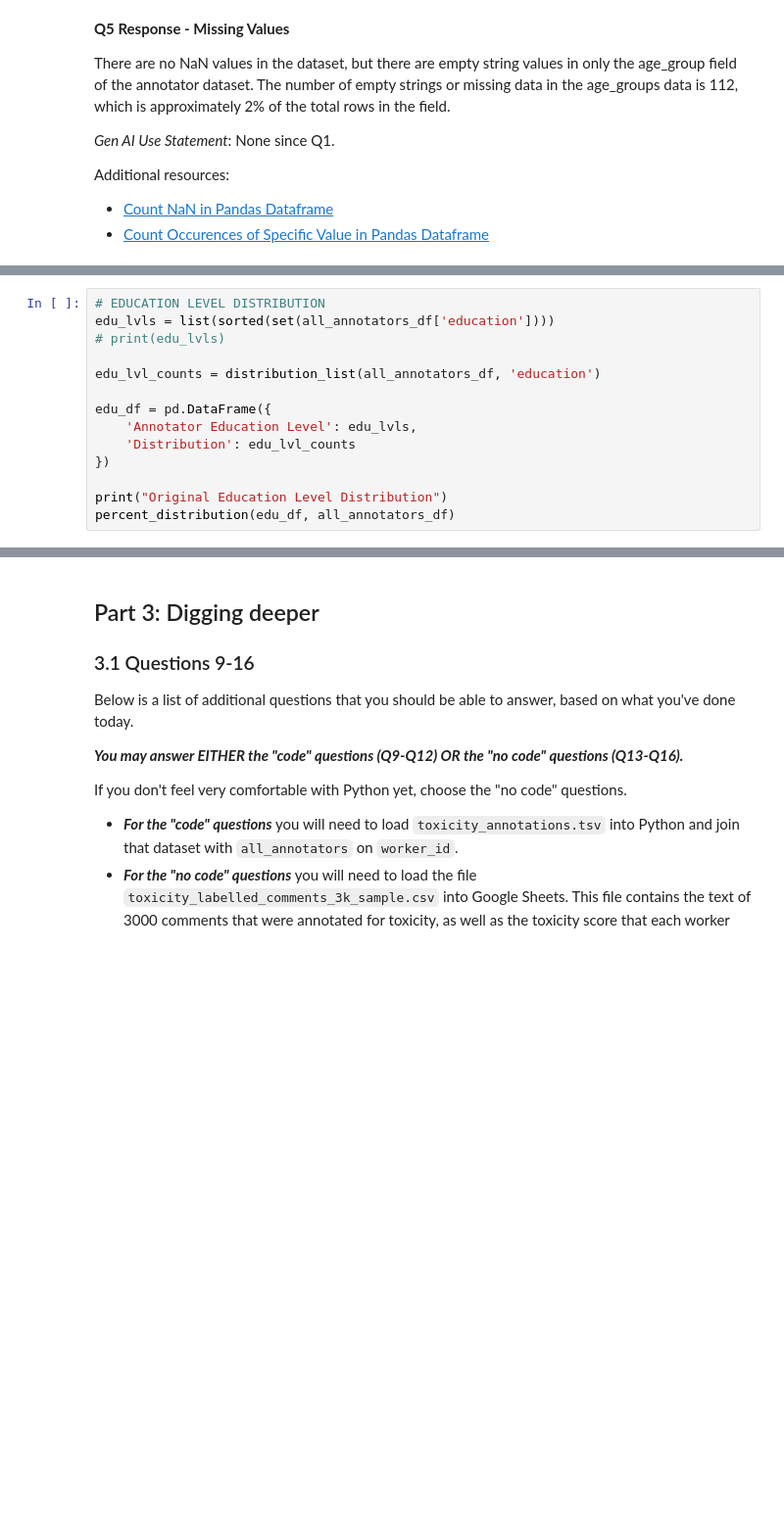
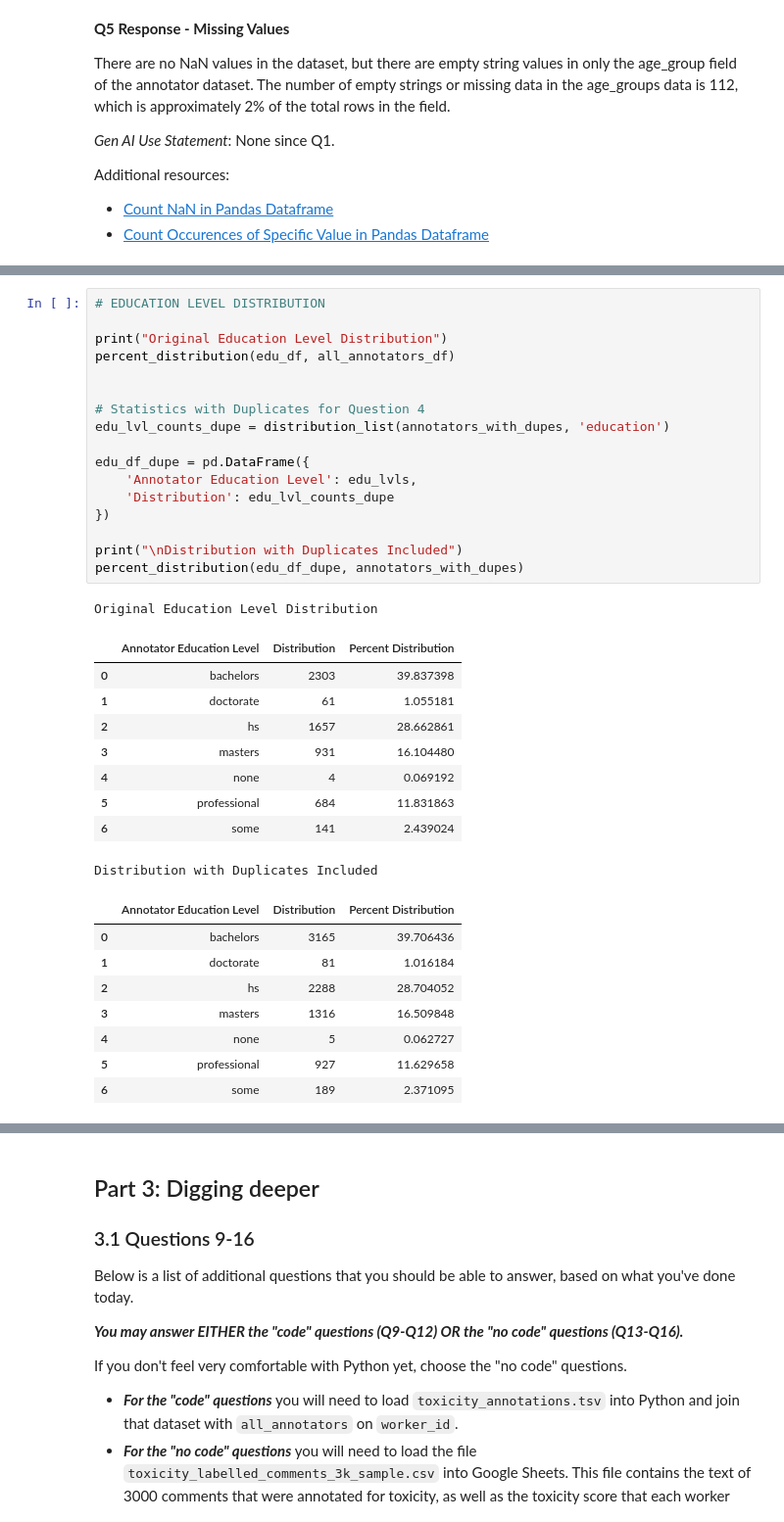
Before and after one commit to linvariel/hcde-410, a Jupyter notebook: A2/hcde410-a2.ipynb, the cells around one changed output, grey strips where cells are left out. Shown at 98% size. Drawn from its saved outputs; the diff is of its cells as text; blank space fills up the shorter version.

Commit message:
added tables with percent distribution

```diff
--- a/A2/hcde410-a2.ipynb
+++ b/A2/hcde410-a2.ipynb
@@ -814,14 +775,0 @@ percent_distribution(ages_df, all_annotators_df)
-# %%
-# EDUCATION LEVEL DISTRIBUTION
-edu_lvls = list(sorted(set(all_annotators_df['education'])))
-# print(edu_lvls)
-
-edu_lvl_counts = distribution_list(all_annotators_df, 'education')
-
-edu_df = pd.DataFrame({
-    'Annotator Education Level': edu_lvls,
-    'Distribution': edu_lvl_counts
-})
-
-print("Original Education Level Distribution")
-percent_distribution(edu_df, all_annotators_df)
@@ -827,0 +810,36 @@ percent_distribution(edu_df, all_annotators_df)
+# %%
+# EDUCATION LEVEL DISTRIBUTION
+
+print("Original Education Level Distribution")
+percent_distribution(edu_df, all_annotators_df)
+
+
+# Statistics with Duplicates for Question 4
+edu_lvl_counts_dupe = distribution_list(annotators_with_dupes, 'education')
+
+edu_df_dupe = pd.DataFrame({
+    'Annotator Education Level': edu_lvls,
+    'Distribution': edu_lvl_counts_dupe
+})
+
+print("\nDistribution with Duplicates Included")
+percent_distribution(edu_df_dupe, annotators_with_dupes)
+# %% [output]
+Original Education Level Distribution
+|  | Annotator Education Level | Distribution | Percent Distribution |
+| 0 | bachelors | 2303 | 39.837398 |
+| 1 | doctorate | 61 | 1.055181 |
+| 2 | hs | 1657 | 28.662861 |
+| 3 | masters | 931 | 16.104480 |
+| 4 | none | 4 | 0.069192 |
+| 5 | professional | 684 | 11.831863 |
+| 6 | some | 141 | 2.439024 |
+Distribution with Duplicates Included
+|  | Annotator Education Level | Distribution | Percent Distribution |
+| 0 | bachelors | 3165 | 39.706436 |
+| 1 | doctorate | 81 | 1.016184 |
+| 2 | hs | 2288 | 28.704052 |
+| 3 | masters | 1316 | 16.509848 |
+| 4 | none | 5 | 0.062727 |
+| 5 | professional | 927 | 11.629658 |
+| 6 | some | 189 | 2.371095 |
```
Also changed, not shown: parts of 8 cells of this notebook.
